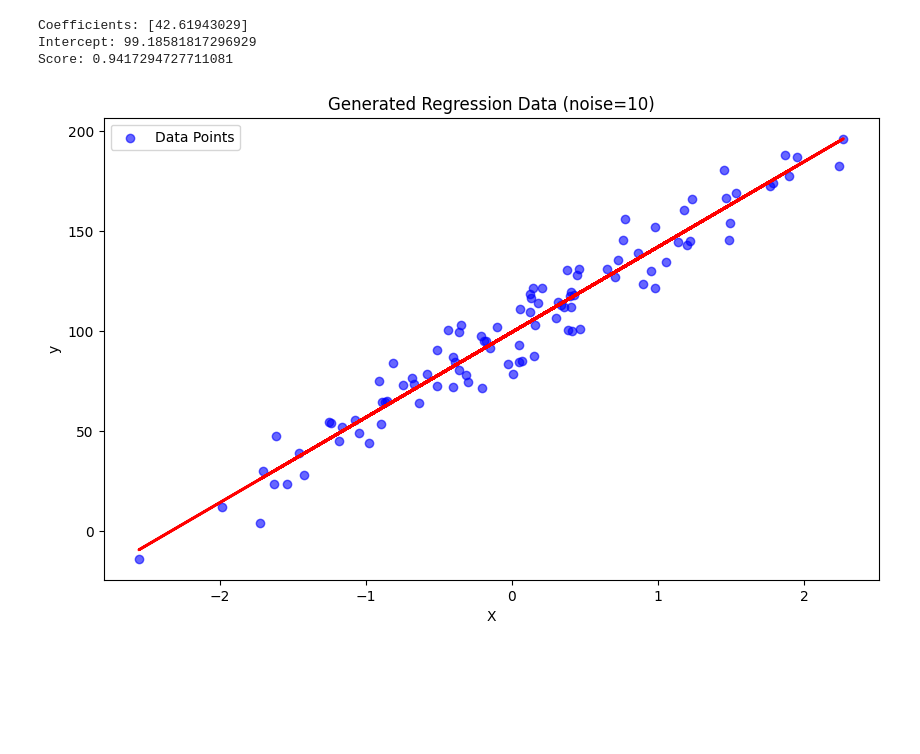
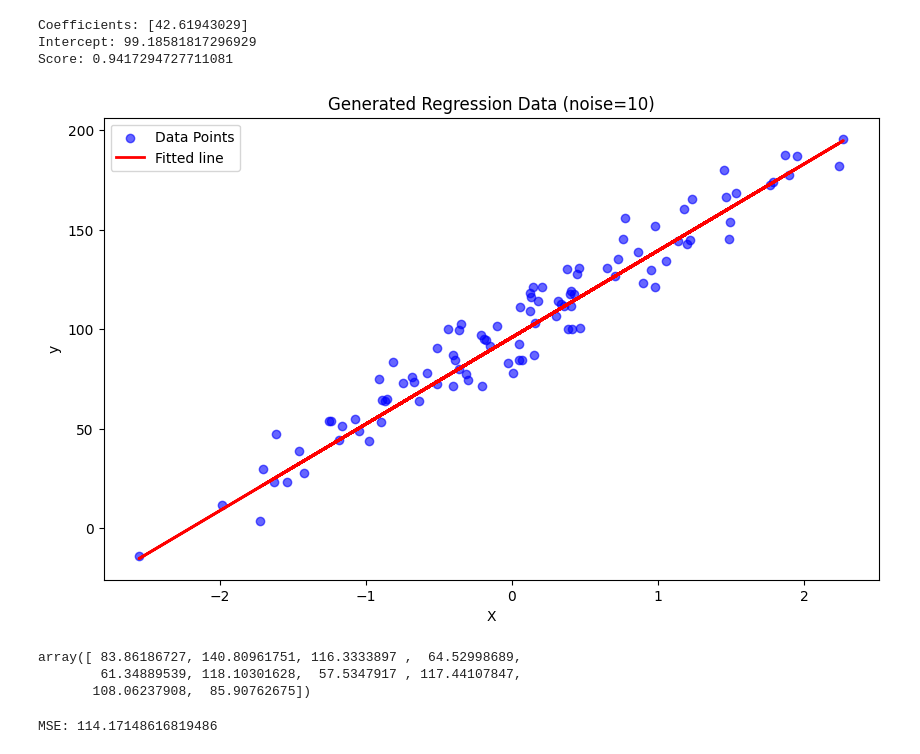
Before and after one commit to stkisengese/linear-regression, a Jupyter notebook: ex01_estimator.ipynb, the cells around one changed output. Saved outputs shown, nothing was run; the diff lists cells and outputs as text; code cells hidden in the pictures; blank space fills up the shorter version.

```diff
--- a/ex01_estimator.ipynb
+++ b/ex01_estimator.ipynb
@@ -73,14 +73,29 @@ Score: 0.9417294727711081
 # %%
 # 3. Add fitted line
 y_pred = model2.predict(X)
 
 plt.figure(figsize=(10, 6))
 plt.scatter(X, y, alpha=0.6, color='blue', label='Data Points')
-plt.plot(X, y_pred, color="red", linewidth=2)
+plt.plot(X, y_pred, color="red", linewidth=2, label="Fitted line")
 plt.title('Generated Regression Data (noise=10)')
 plt.xlabel('X')
 plt.ylabel('y')
 plt.legend()
 plt.show()
 # %% [output]
-[figure, old version]
+[figure, new version]
+# %%
+y_pred[:10]
+# %% [output]
+array([ 83.86186727, 140.80961751, 116.3333897 ,  64.52998689,
+        61.34889539, 118.10301628,  57.5347917 , 117.44107847,
+       108.06237908,  85.90762675])
+# %%
+# 5. Compute MSE function
+def compute_mse(y_true, y_pred):
+    return np.mean((y_true - y_pred) ** 2)
+
+mse = compute_mse(y, y_pred)
+print("MSE:", mse)
+# %% [output]
+MSE: 114.17148616819486
```
Also changed, not shown: parts of 6 cells of this notebook.
